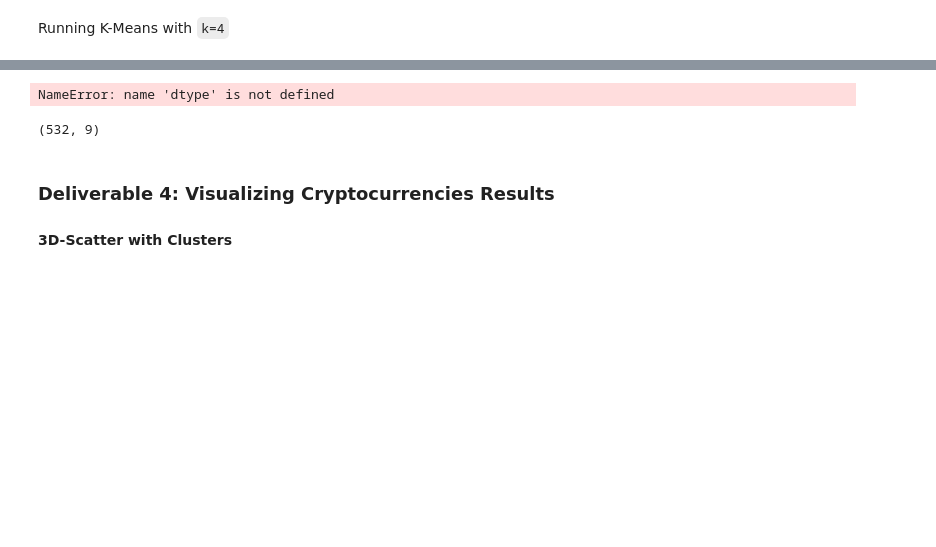
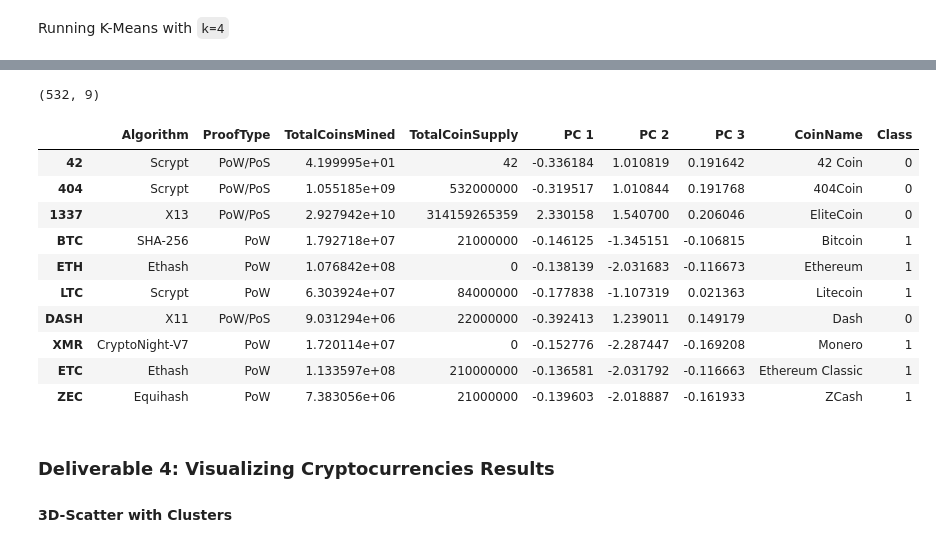
Before and after one commit to scottsaenz/Cryptocurrencies, a Jupyter notebook: crypto_clustering.ipynb, the cells around one changed output, grey strips where cells are left out. Cells and saved outputs as stored; diff of their text form; code cells hidden in the pictures; blank space fills up the shorter version.

```diff
--- a/crypto_clustering.ipynb
+++ b/crypto_clustering.ipynb
@@ -250,7 +250,3 @@ print(predictions)
-# %%
-dtype(clustered_df)
-# %% [output]
-NameError: name 'dtype' is not defined
 # %%
 # Create a new DataFrame including predicted clusters and cryptocurrencies features.
 # Concatentate the crypto_df and pcs_df DataFrames on the same columns.
@@ -268,6 +264,20 @@ clustered_df['Class'] = predictions
 print(clustered_df.shape)
 # %% [output]
 (532, 9)
+# %%
+clustered_df.head(10)
+# %% [output]
+|  | Algorithm | ProofType | TotalCoinsMined | TotalCoinSupply | PC 1 | PC 2 | PC 3 | CoinName | Class |
+| 42 | Scrypt | PoW/PoS | 4.199995e+01 | 42 | -0.336184 | 1.010819 | 0.191642 | 42 Coin | 0 |
+| 404 | Scrypt | PoW/PoS | 1.055185e+09 | 532000000 | -0.319517 | 1.010844 | 0.191768 | 404Coin | 0 |
+| 1337 | X13 | PoW/PoS | 2.927942e+10 | 314159265359 | 2.330158 | 1.540700 | 0.206046 | EliteCoin | 0 |
+| BTC | SHA-256 | PoW | 1.792718e+07 | 21000000 | -0.146125 | -1.345151 | -0.106815 | Bitcoin | 1 |
+| ETH | Ethash | PoW | 1.076842e+08 | 0 | -0.138139 | -2.031683 | -0.116673 | Ethereum | 1 |
+| LTC | Scrypt | PoW | 6.303924e+07 | 84000000 | -0.177838 | -1.107319 | 0.021363 | Litecoin | 1 |
+| DASH | X11 | PoW/PoS | 9.031294e+06 | 22000000 | -0.392413 | 1.239011 | 0.149179 | Dash | 0 |
+| XMR | CryptoNight-V7 | PoW | 1.720114e+07 | 0 | -0.152776 | -2.287447 | -0.169208 | Monero | 1 |
+| ETC | Ethash | PoW | 1.133597e+08 | 210000000 | -0.136581 | -2.031792 | -0.116663 | Ethereum Classic | 1 |
+| ZEC | Equihash | PoW | 7.383056e+06 | 21000000 | -0.139603 | -2.018887 | -0.161933 | ZCash | 1 |
 # %% [markdown]
 ### Deliverable 4: Visualizing Cryptocurrencies Results
 
```
Also changed, not shown: parts of 4 cells of this notebook.
